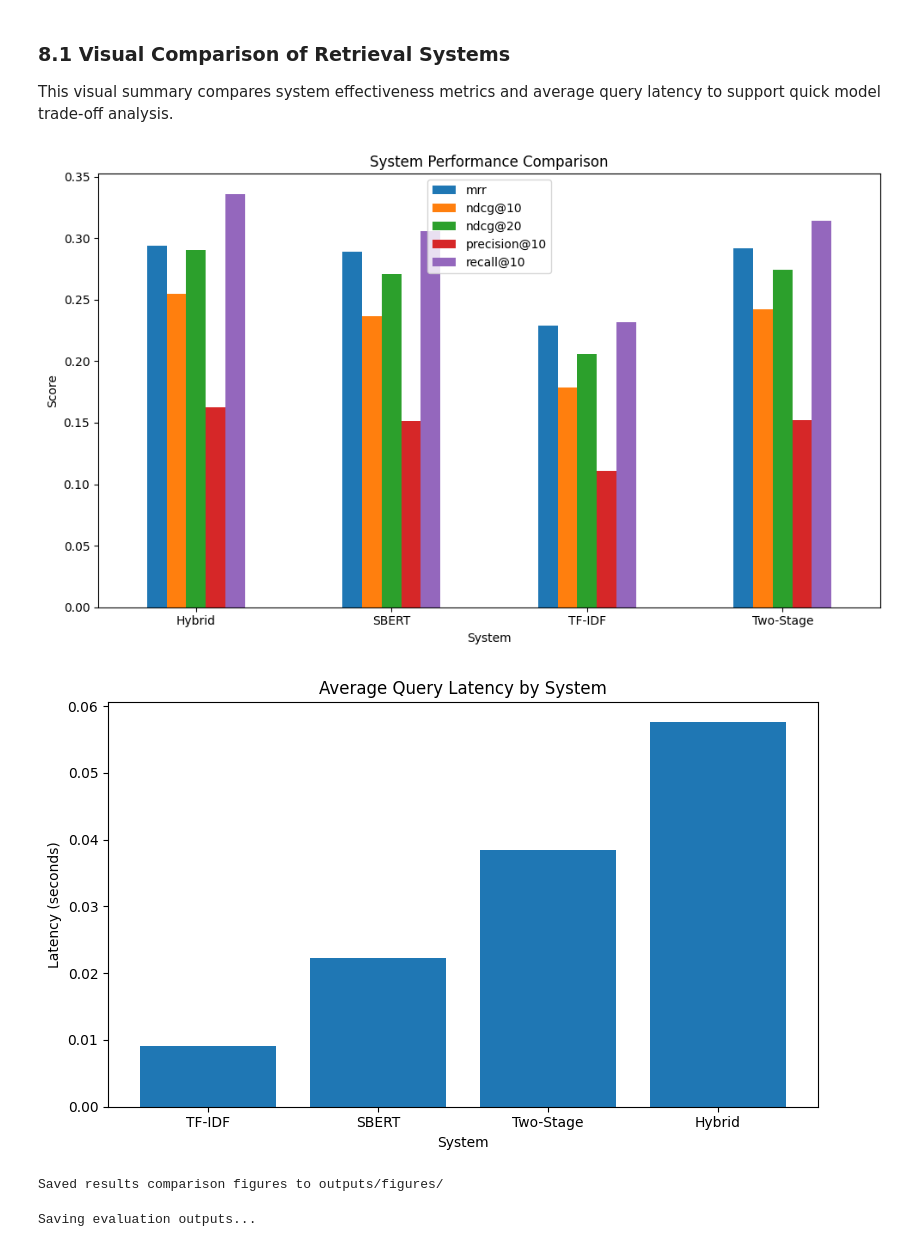
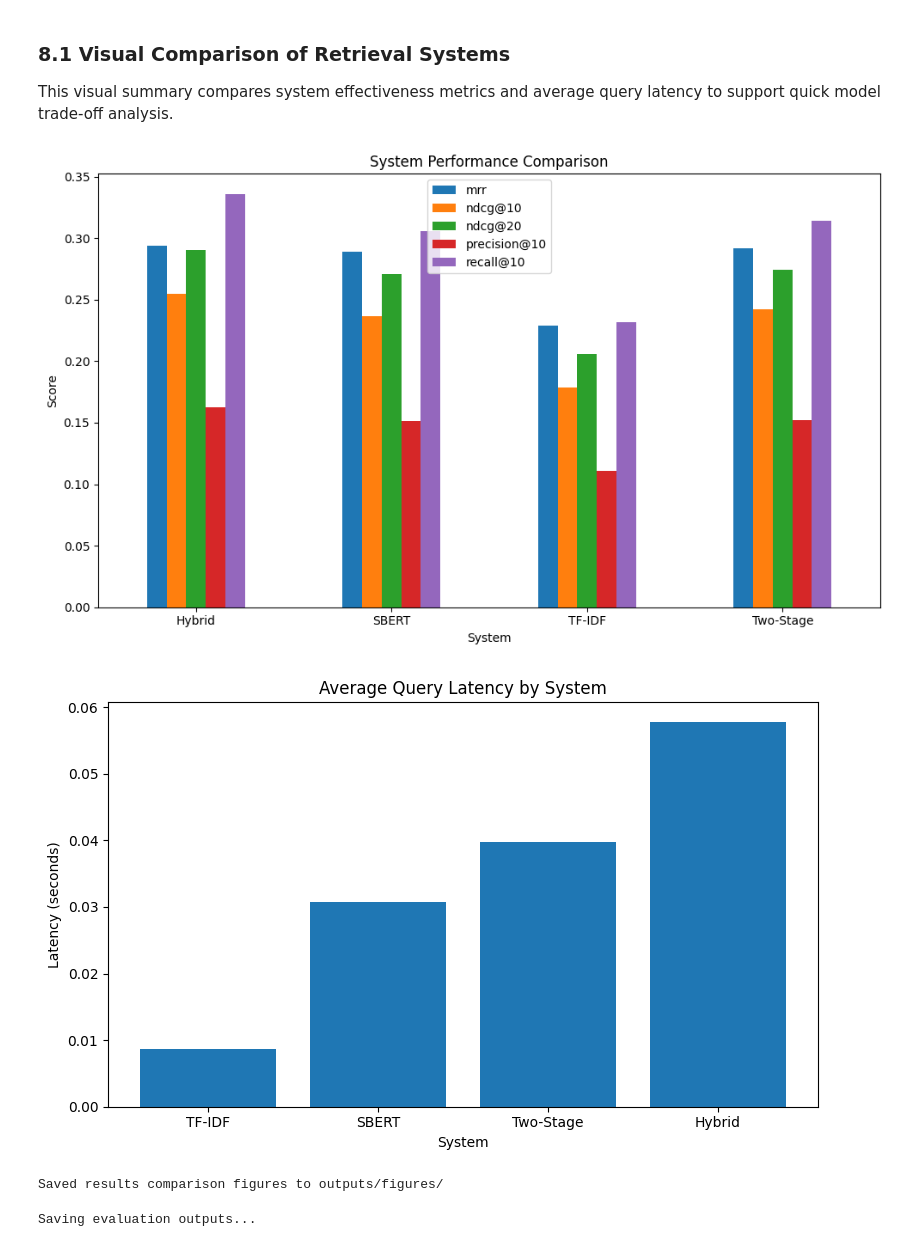
Before and after one commit to corbancode/academic-paper-recommendation, a Jupyter notebook: academic-paper-recommendation.ipynb, the cells around one changed output. Cells and saved outputs as stored; diff of their text form; code cells hidden in the pictures.

```diff
--- a/academic-paper-recommendation.ipynb
+++ b/academic-paper-recommendation.ipynb
@@ -1164,37 +1184,48 @@ Two-Stage evaluation results:
 
 This visual summary compares system effectiveness metrics and average query latency to support quick model trade-off analysis.
 # %%
-comparison_cols = ["mrr", "ndcg@10", "ndcg@20", "precision@10", "recall@10"]
-comparison_df = summary[["system"] + comparison_cols].set_index("system")
+# Rebuild evaluation summary from all_results to avoid stale/overwritten variables.
+viz_summary = summarise_results(all_results).copy()
+
+comparison_candidates = ["mrr", "ndcg@10", "ndcg@20", "precision@10", "recall@10"]
+comparison_cols = [c for c in comparison_candidates if c in viz_summary.columns]
+
+if not comparison_cols:
+    raise ValueError(f"No comparison metrics found in summary columns: {list(viz_summary.columns)}")
+
+comparison_df = viz_summary[["system"] + comparison_cols].set_index("system")
 
 plt.figure(figsize=(10, 6))
 comparison_df.plot(kind="bar", ax=plt.gca())
 plt.title("System Performance Comparison")
 plt.xlabel("System")
 plt.ylabel("Score")
 plt.xticks(rotation=0)
 plt.legend(loc="best")
 plt.tight_layout()
 plt.savefig(os.path.join(FIGURES_DIR, "system_performance_comparison.png"), dpi=300)
 plt.show()
 plt.close()
 
+if "latency_seconds" not in viz_summary.columns:
+    raise ValueError(f"latency_seconds is missing from summary columns: {list(viz_summary.columns)}")
+
 plt.figure(figsize=(8, 5))
-latency_df = summary[["system", "latency_seconds"]].sort_values("latency_seconds")
+latency_df = viz_summary[["system", "latency_seconds"]].sort_values("latency_seconds")
 plt.bar(latency_df["system"], latency_df["latency_seconds"])
 plt.title("Average Query Latency by System")
 plt.xlabel("System")
 plt.ylabel("Latency (seconds)")
 plt.xticks(rotation=0)
 plt.tight_layout()
 plt.savefig(os.path.join(FIGURES_DIR, "system_latency_comparison.png"), dpi=300)
 plt.show()
 plt.close()
 
 print("Saved results comparison figures to outputs/figures/")
 # %% [output]
 [figure]
-[figure, old version]
+[figure, new version]
 Saved results comparison figures to outputs/figures/
 # %%
 all_results = pd.concat(
```
Also changed, not shown: parts of 16 cells of this notebook, 15 other files.
